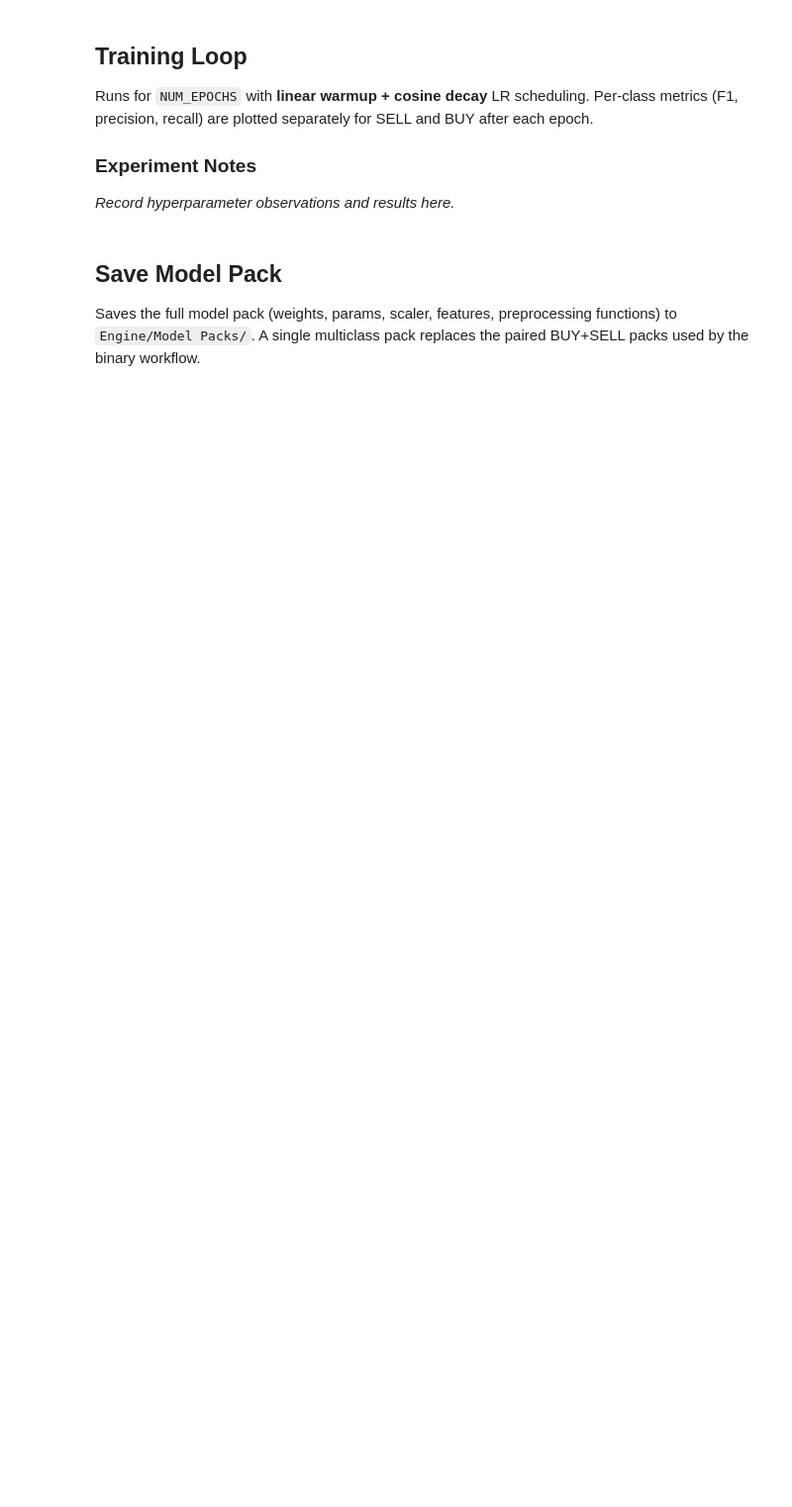
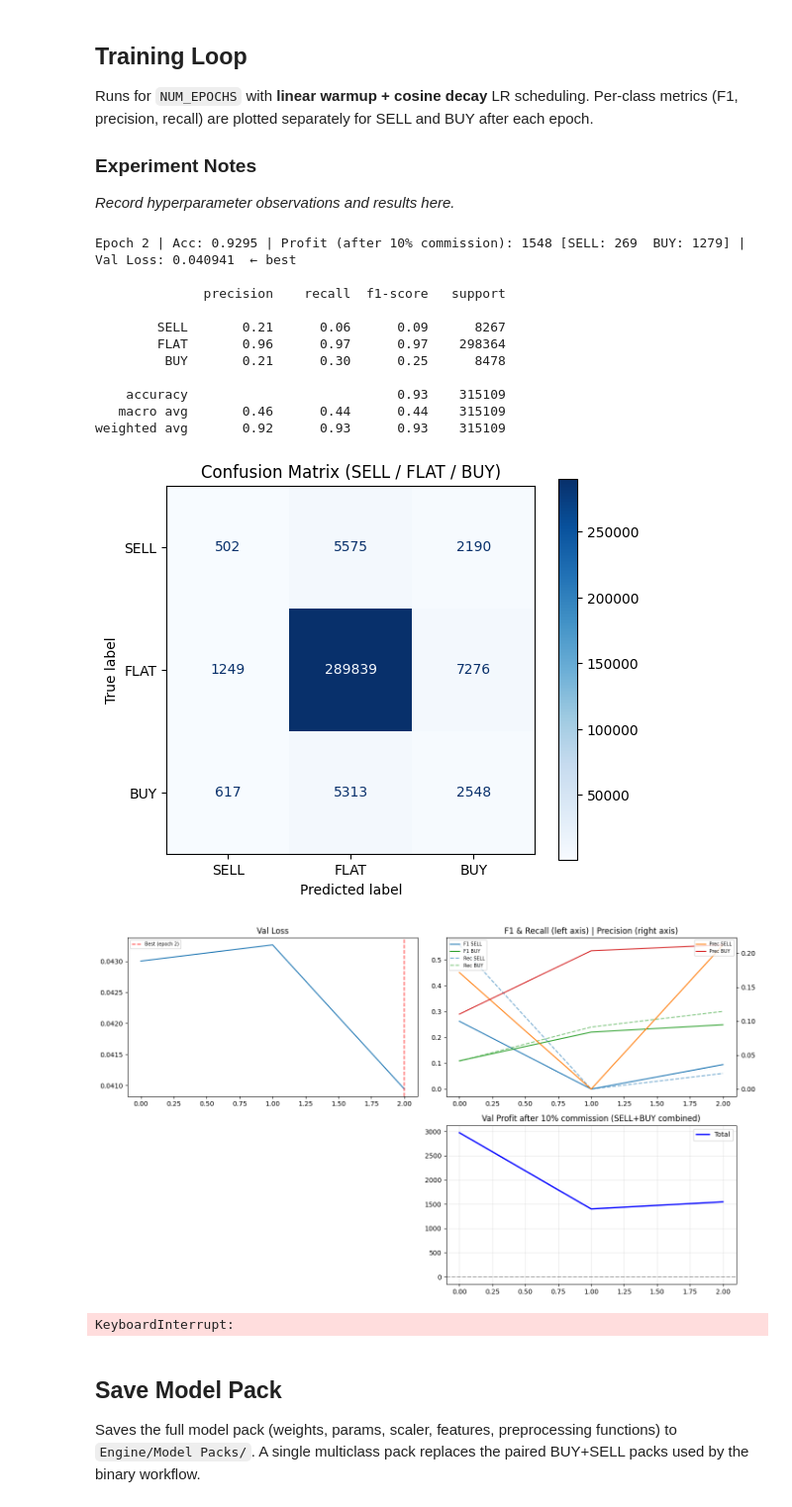
Before and after one commit to StuartJamesH/MQL5AutoTrader, a Jupyter notebook: ModelWorkbench/Train TCN - Multiclass.ipynb, the cells around one changed output. Shown at 99% size. Saved outputs shown, nothing was run; the diff lists cells and outputs as text; code cells hidden in the pictures; blank space fills up the shorter version.

```diff
--- a/ModelWorkbench/Train TCN - Multiclass.ipynb
+++ b/ModelWorkbench/Train TCN - Multiclass.ipynb
@@ -195,7 +224,7 @@ to `TradeProfitabilityLoss` during training.
 from Learn.preprocess import preprocess_ohlcv
 
 preprocess_ohlcv_args = {
-    'target_col':      'mc_target',
+    'target_col':      'target',
     'outcomes_col':    None,   # outcomes extracted from proc_df via sell_y / buy_y
     'shift':           0,
     'onehot_prefixes': ['OH_'],
@@ -291,6 +327,7 @@ the model spending early epochs learning the class imbalance from scratch.
 | `attn_heads` | Heads for MHA pooling — must divide `hidden_channels` evenly |
 | `bias_init` | 3-element log-prior bias `[log(p_sell), log(p_flat), log(p_buy)]` |
 # %%
+
 from Learn.Models import TCNAttentionSEClassifier
 
 # 3-class log-prior bias, with a small trade penalty to keep early epochs conservative.
@@ -298,7 +335,7 @@ y_train_arr = np.array(y_train)
 p_sell = (y_train_arr == 0).mean()
 p_flat = (y_train_arr == 1).mean()
 p_buy  = (y_train_arr == 2).mean()
-trade_bias_offset = 0.35
+trade_bias_offset = 0.15   # was 0.35 — heavy offset compounded the class collapse
 bias_init = [
     math.log(p_sell + 1e-8) - trade_bias_offset,
     math.log(p_flat + 1e-8),
@@ -308,20 +345,20 @@ print(f"Class rates -- SELL: {p_sell:.4f}  FLAT: {p_flat:.4f}  BUY: {p_buy:.4f}"
 print(f"trade_bias_offset: {trade_bias_offset:.2f}")
 print(f"bias_init: {[round(b, 3) for b in bias_init]}")
 
-# More conservative TCN for noisy 1-minute XAUUSD:
-# - lower capacity reduces memorising noisy trade patterns
-# - 6 layers gives a receptive field of about 253 bars, matching SEQ_LEN=256 closely
-# - heavier dropout keeps SELL/BUY logits from dominating weak setups
+# Fixes applied:
+# - dropout_out 0.60 → 0.30: was killing signal before the head (primary underfitting cause)
+# - dropout 0.30 → 0.25: minor reduction to reduce overall regularization pressure
+# - attn_dropout 0.20 → 0.15: reduce attention masking
 model_params = {
     'input_dim':         X_train.shape[1],
     'hidden_channels':   128,
     'num_layers':        6,
     'kernel_size':       3,
     'num_classes':       3,
-    'dropout':           0.30,
-    'dropout_out':       0.60,
+    'dropout':           0.25,    # was 0.30
+    'dropout_out':       0.30,    # was 0.60 — the main underfitting driver
     'attn_heads':        4,
-    'attn_dropout':      0.20,
+    'attn_dropout':      0.15,    # was 0.20
     'use_learned_query': True,
     'bias_init':         bias_init,
 }
@@ -390,7 +442,7 @@ use_amp = device.type == 'cuda'
 torch.backends.cuda.matmul.allow_tf32 = True
 scaler_amp = torch.amp.GradScaler('cuda', enabled=use_amp)
 
-warmup_steps = 200
+warmup_steps = 400
 total_steps  = len(train_loader) * NUM_EPOCHS
 
 def lr_lambda(step):
@@ -402,9 +454,13 @@ def lr_lambda(step):
 scheduler = torch.optim.lr_scheduler.LambdaLR(optimizer, lr_lambda)
 
 train_losses, val_losses_all = [], []
-f1_sell,  prec_sell,  rec_sell  = [], [], []
-f1_buy,   prec_buy,   rec_buy   = [], [], []
+f1_sell,   prec_sell,   rec_sell   = [], [], []
+f1_buy,    prec_buy,    rec_buy    = [], [], []
 pnl = []
+
+best_val_loss   = float('inf')
+best_model_state = None
+best_epoch       = -1
 
 for epoch in range(NUM_EPOCHS):
 
@@ -435,7 +491,7 @@ for epoch in range(NUM_EPOCHS):
             xb, yb = xb.to(device), yb.to(device)
             outcome_b = outcome_b.to(device) if isinstance(outcome_b, torch.Tensor) else outcome_b
             with torch.amp.autocast('cuda', enabled=use_amp):
-                logits    = model(xb)
+                logits   = model(xb)
                 val_loss += criterion(logits, yb, outcome_b).item()
             preds = torch.argmax(logits, dim=1)
             all_preds.extend(preds.cpu().numpy())
@@ -461,6 +517,12 @@ for epoch in range(NUM_EPOCHS):
     val_loss_value = val_loss / total
     acc = accuracy_score(all_targets, all_preds)
 
+    # --- Checkpoint best model ---
+    if val_loss_value < best_val_loss:
+        best_val_loss    = val_loss_value
+        best_model_state = {k: v.cpu().clone() for k, v in model.state_dict().items()}
+        best_epoch       = epoch
+
     # Per-class precision/recall/F1 — average=None returns one value per class [SELL, FLAT, BUY]
     p_per, r_per, f_per, _ = precision_recall_fscore_support(
         all_targets, all_preds, labels=[0, 1, 2], average=None, zero_division=0)
@@ -477,43 +539,63 @@ for epoch in range(NUM_EPOCHS):
     print(f"Epoch {epoch} | Acc: {acc:.4f} | "
           f"Profit (after {COMMISSION:.0%} commission): {profit:.0f} "
           f"[SELL: {profit_sell:.0f}  BUY: {profit_buy:.0f}] | "
-          f"Val Loss: {val_loss_value:.6f}\n")
+          f"Val Loss: {val_loss_value:.6f}"
+          f"{'  ← best' if epoch == best_epoch else f'  (best: {best_val_loss:.6f} @ epoch {best_epoch})'}\n")
     print(classification_report(all_targets, all_preds,
                                  target_names=['SELL', 'FLAT', 'BUY'], zero_division=0))
 
     fig, ax = plt.subplots(figsize=(6, 5))
     ConfusionMatrixDisplay(confusion_matrix(all_targets, all_preds),
                            display_labels=['SELL', 'FLAT', 'BUY']).plot(
         cmap='Blues', values_format='d', ax=ax)
     ax.set_title('Confusion Matrix (SELL / FLAT / BUY)')
     plt.show()
 
     fig, axes = plt.subplots(2, 2, figsize=(14, 8))
 
     axes[0, 0].plot(val_losses_all)
+    axes[0, 0].axvline(best_epoch, color='red', linestyle='--', alpha=0.7, label=f'Best (epoch {best_epoch})')
     axes[0, 0].set_title('Val Loss')
+    axes[0, 0].legend(fontsize=7)
 
-    axes[0, 1].plot(f1_sell,  label='F1 SELL',  color='tab:blue')
-    axes[0, 1].plot(f1_buy,   label='F1 BUY',   color='tab:green')
-    axes[0, 1].plot(rec_sell, label='Rec SELL', color='tab:blue',  linestyle='--', alpha=0.6)
-    axes[0, 1].plot(rec_buy,  label='Rec BUY',  color='tab:green', linestyle='--', alpha=0.6)
+    axes[0, 1].plot(f1_sell,  label='F1 SELL',   color='tab:blue')
+    axes[0, 1].plot(f1_buy,   label='F1 BUY',    color='tab:green')
+    axes[0, 1].plot(rec_sell, label='Rec SELL',  color='tab:blue',  linestyle='--', alpha=0.6)
+    axes[0, 1].plot(rec_buy,  label='Rec BUY',   color='tab:green', linestyle='--', alpha=0.6)
     ax2 = axes[0, 1].twinx()
     ax2.plot(prec_sell, label='Prec SELL', color='tab:orange')
     ax2.plot(prec_buy,  label='Prec BUY',  color='tab:red')
     axes[0, 1].set_title('F1 & Recall (left axis) | Precision (right axis)')
     axes[0, 1].legend(loc='upper left', fontsize=7)
     ax2.legend(loc='upper right', fontsize=7)
 
     axes[1, 0].axis('off')
 
     axes[1, 1].plot(pnl, color='blue', linewidth=2, label='Total')
     axes[1, 1].axhline(0, color='black', linestyle='--', alpha=0.3)
     axes[1, 1].set_title(f'Val Profit after {COMMISSION:.0%} commission (SELL+BUY combined)')
     axes[1, 1].grid(True, alpha=0.3)
     axes[1, 1].legend()
 
     plt.tight_layout()
     plt.show()
+
+print(f"\nTraining complete. Best val loss: {best_val_loss:.6f} at epoch {best_epoch}")
+# %% [output]
+Epoch 2 | Acc: 0.9295 | Profit (after 10% commission): 1548 [SELL: 269  BUY: 1279] | Val Loss: 0.040941  ← best
+
+              precision    recall  f1-score   support
+
+        SELL       0.21      0.06      0.09      8267
+        FLAT       0.96      0.97      0.97    298364
+         BUY       0.21      0.30      0.25      8478
+
+    accuracy                           0.93    315109
+   macro avg       0.46      0.44      0.44    315109
+weighted avg       0.92      0.93      0.93    315109
+[figure, added]
+[figure, added]
+KeyboardInterrupt:
 # %% [markdown]
 ## Save Model Pack
 
```
Also changed, not shown: parts of 12 cells of this notebook, 1 other file.
